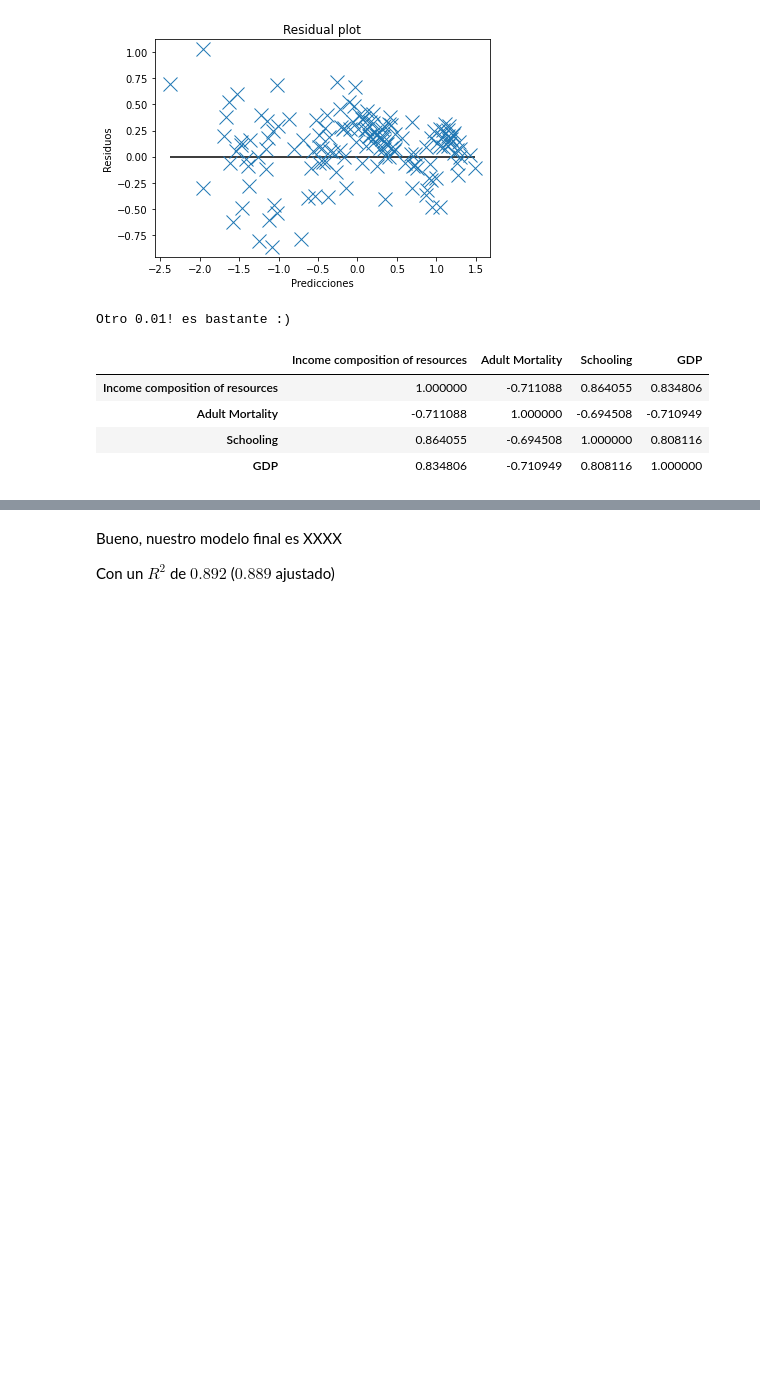
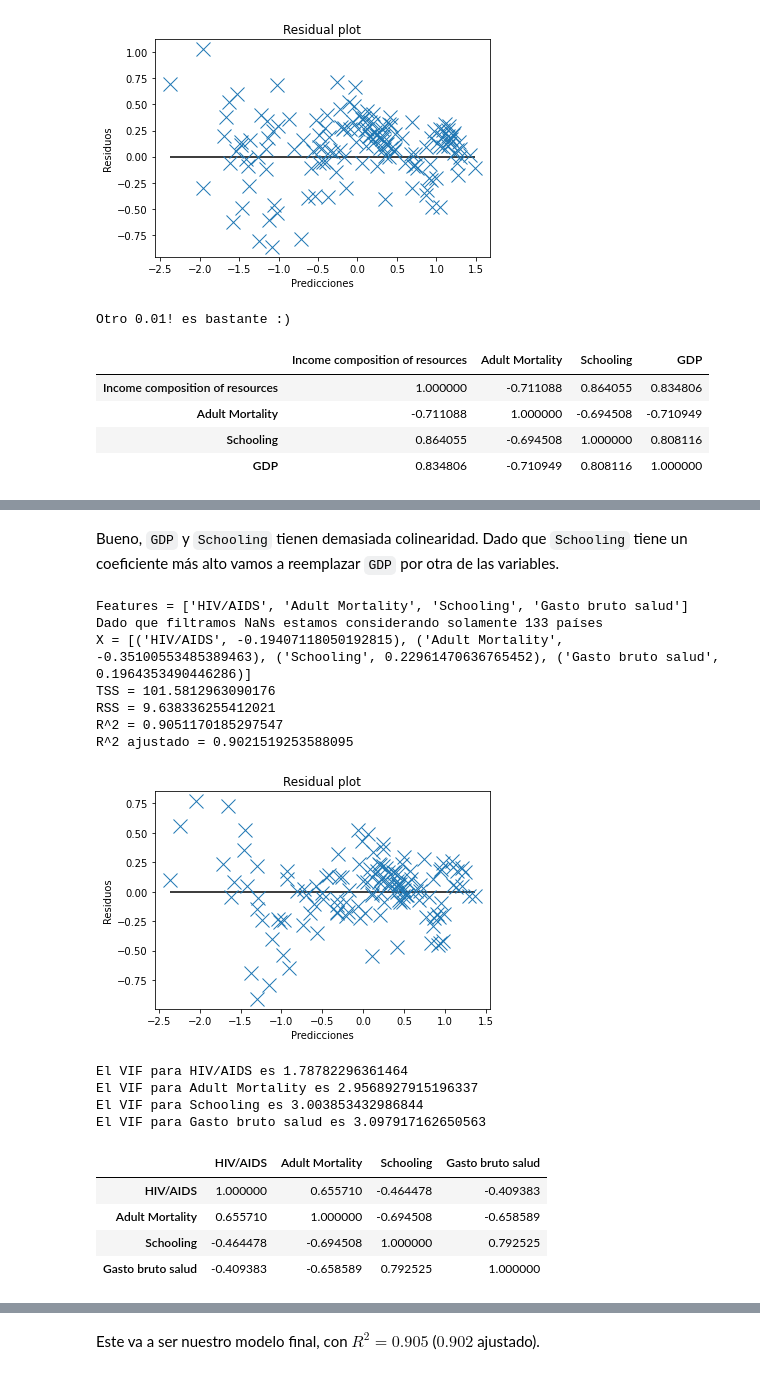
Before and after one commit to iglosiggio/metnum-tp3, a Jupyter notebook: notebooks/analisis_exploratorio_de_datos.ipynb, the cells around one changed output, grey strips where cells are left out. Saved outputs shown, nothing was run; the diff lists cells and outputs as text; code cells hidden in the pictures; blank space fills up the shorter version.

```diff
--- a/notebooks/analisis_exploratorio_de_datos.ipynb
+++ b/notebooks/analisis_exploratorio_de_datos.ipynb
@@ -747,0 +808,26 @@ Otro 0.01! es bastante :)
+# %% [markdown]
+Bueno, `GDP` y `Schooling` tienen demasiada colinearidad. Dado que `Schooling` tiene un coeficiente más alto vamos a reemplazar `GDP` por otra de las variables.
+# %%
+df4 = df[['HIV/AIDS', 'Adult Mortality', 'Schooling', 'Gasto bruto salud']]
+probar_modelo(df4)
+vif(df4)
+sns.pairplot(data=df4)
+df4.corr()
+# %% [output]
+Features = ['HIV/AIDS', 'Adult Mortality', 'Schooling', 'Gasto bruto salud']
+Dado que filtramos NaNs estamos considerando solamente 133 países
+X = [('HIV/AIDS', -0.19407118050192815), ('Adult Mortality', -0.35100553485389463), ('Schooling', 0.22961470636765452), ('Gasto bruto salud', 0.1964353490446286)]
+TSS = 101.5812963090176
+RSS = 9.638336255412021
+R^2 = 0.9051170185297547
+R^2 ajustado = 0.9021519253588095
+[figure, added]
+El VIF para HIV/AIDS es 1.78782296361464
+El VIF para Adult Mortality es 2.9568927915196337
+El VIF para Schooling es 3.003853432986844
+El VIF para Gasto bruto salud es 3.097917162650563
+|  | HIV/AIDS | Adult Mortality | Schooling | Gasto bruto salud |
+| HIV/AIDS | 1.000000 | 0.655710 | -0.464478 | -0.409383 |
+| Adult Mortality | 0.655710 | 1.000000 | -0.694508 | -0.658589 |
+| Schooling | -0.464478 | -0.694508 | 1.000000 | 0.792525 |
+| Gasto bruto salud | -0.409383 | -0.658589 | 0.792525 | 1.000000 |
@@ -748,4 +835,2 @@ Otro 0.01! es bastante :)
 # %% [markdown]
-Bueno, nuestro modelo final es XXXX
-
-Con un $R^2$ de $0.892$ ($0.889$ ajustado)
+Este va a ser nuestro modelo final, con $R^2 = 0.905$ ($0.902$ ajustado).
```
Also changed, not shown: parts of 10 cells of this notebook.
